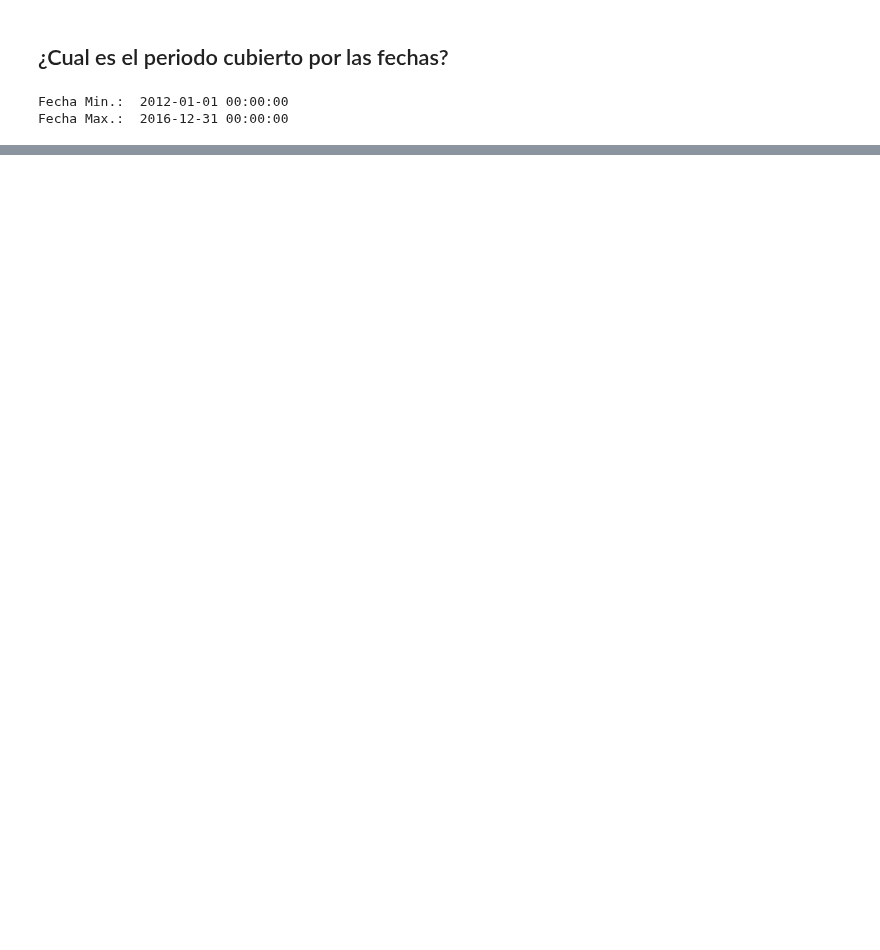
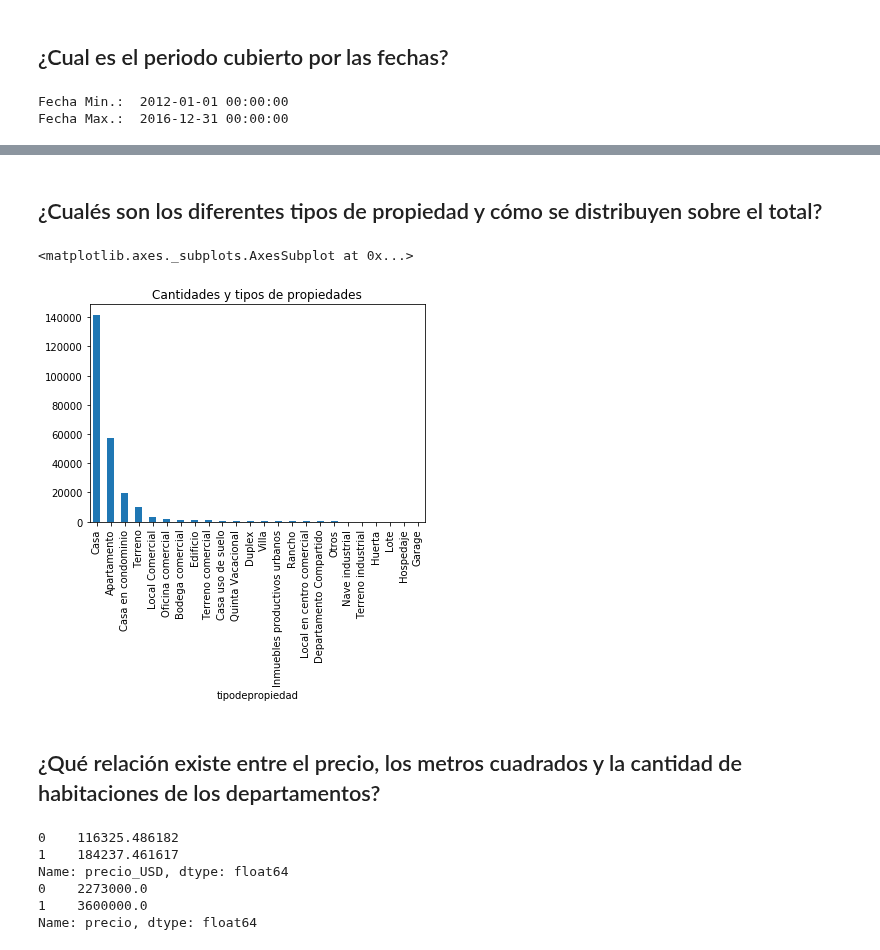
Before and after one commit to Alaneta/Datacones, a Jupyter notebook: Lucas/Analisis_exploratorio_1.ipynb, the cells around one changed output, grey strips where cells are left out. Saved outputs shown, nothing was run; the diff lists cells and outputs as text; code cells hidden in the pictures; blank space fills up the shorter version.

```diff
--- a/Lucas/Analisis_exploratorio_1.ipynb
+++ b/Lucas/Analisis_exploratorio_1.ipynb
@@ -106,0 +166,26 @@ prop_total['fecha'].dt.year.value_counts().sort_index().plot.bar(title="Subastas
+# %% [markdown]
+## ¿Cualés son los diferentes tipos de propiedad y cómo se distribuyen sobre el total?
+# %%
+prop.groupby('tipodepropiedad').count()\
+['id'].sort_values(ascending=False).plot.bar(title="Cantidades y tipos de propiedades")
+# %% [output]
+<matplotlib.axes._subplots.AxesSubplot at 0x...>
+[figure, added]
+# %% [markdown]
+## ¿Qué relación existe entre el precio, los metros cuadrados y la cantidad de habitaciones de los departamentos?
+# %%
+# Seteamos el precio en dolares
+cotizacion_hoy = 19.54
+prop['precio_USD'] = prop['precio'] / cotizacion_hoy
+
+print(prop['precio_USD'].head(2))
+print(prop['precio'].head(2))
+
+prop['precioXmt'] = prop['precio_USD']/prop['metrostotales']
+# %% [output]
+0    116325.486182
+1    184237.461617
+Name: precio_USD, dtype: float64
+0    2273000.0
+1    3600000.0
+Name: precio, dtype: float64
```
Also changed, not shown: parts of 15 cells of this notebook, 2 other files.
